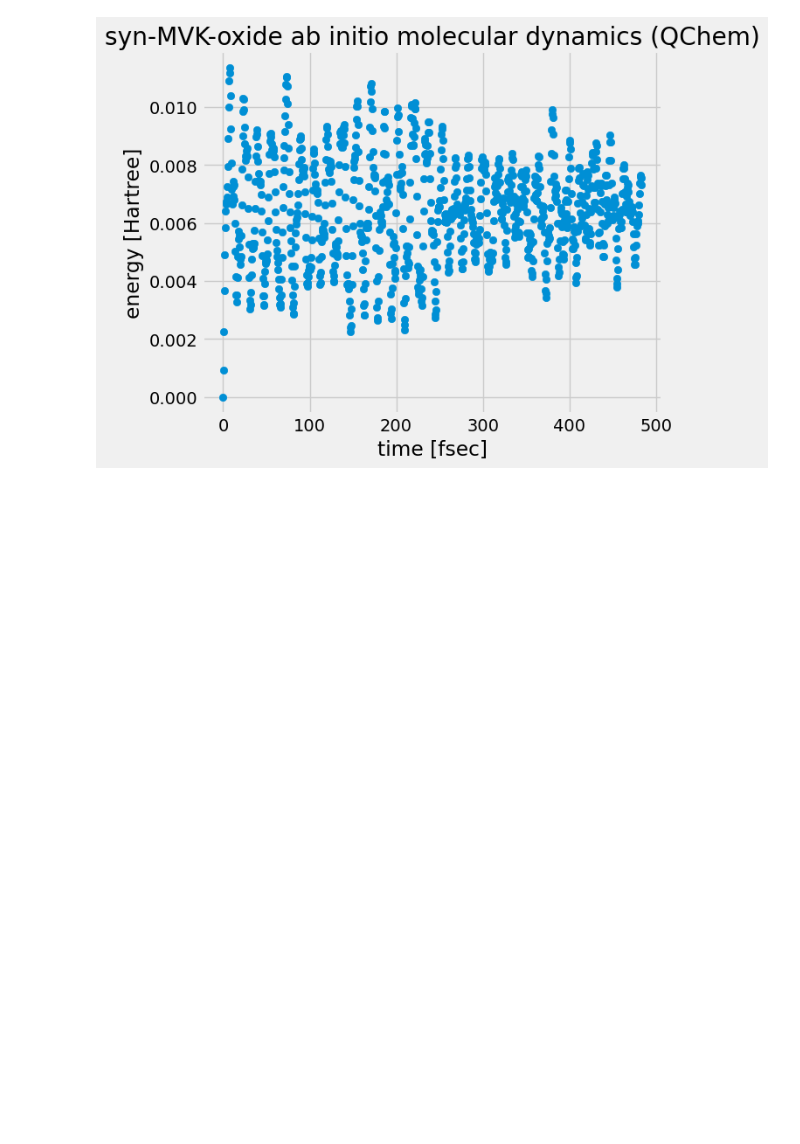
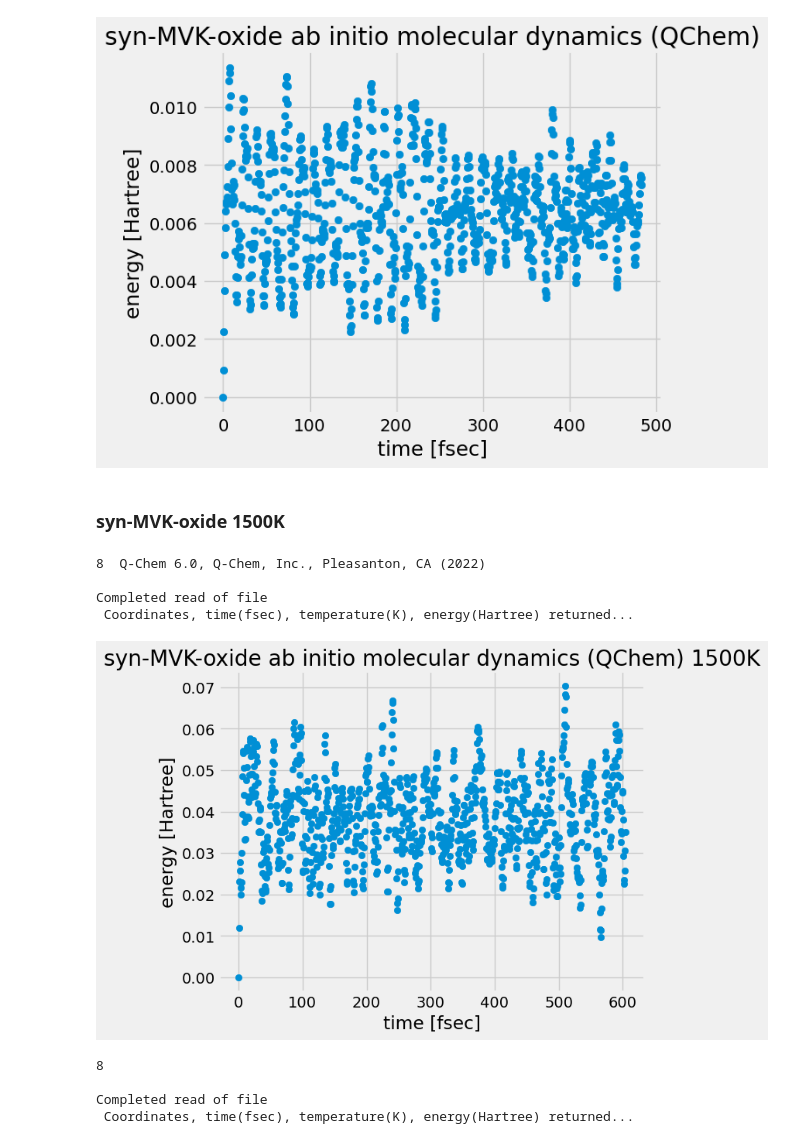
Before and after one commit to laserchemist/MD_MLPES, a Jupyter notebook: code/QChem_read.ipynb, the cells around one changed output. Saved outputs shown, nothing was run; the diff lists cells and outputs as text; code cells hidden in the pictures; blank space fills up the shorter version.

Commit message:
Updates on QChem_read

```diff
--- a/code/QChem_read.ipynb
+++ b/code/QChem_read.ipynb
@@ -180,3 +180,13 @@ plt.title("syn-MVK-oxide ab initio molecular dynamics (QChem)")
 plt.savefig("syn-MVK-oxide.png",dpi=300, bbox_inches = "tight")
 # %% [output]
 [figure]
+# %% [markdown]
+### syn-MVK-oxide 1500K
+# %%
+filename = "syn-MVK-oxide-1500K.txt"
+coord,time,temp,energy,atoms = MDStep(filename)
+# %% [output]
+8  Q-Chem 6.0, Q-Chem, Inc., Pleasanton, CA (2022)
+
+Completed read of file
+ Coordinates, time(fsec), temperature(K), energy(Hartree) returned...
@@ -182,0 +195,18 @@ plt.savefig("syn-MVK-oxide.png",dpi=300, bbox_inches = "tight")
+# %%
+zero_energy = np.array(energy) - min(np.array(energy))
+plt.scatter(time,zero_energy)
+plt.tight_layout()
+plt.xlabel("time [fsec]")
+plt.ylabel("energy [Hartree]")
+plt.title("syn-MVK-oxide ab initio molecular dynamics (QChem) 1500K")
+plt.savefig("syn-MVK-oxide 1500K.png",dpi=300, bbox_inches = "tight")
+# %% [output]
+[figure, added]
+# %%
+filename = "syn-MVK-oxide #193121 4000K.txt"
+coord,time,temp,energy,atoms = MDStep(filename)
+# %% [output]
+8
+
+Completed read of file
+ Coordinates, time(fsec), temperature(K), energy(Hartree) returned...
```
Also changed, not shown: parts of 5 cells of this notebook, 5 other files.
